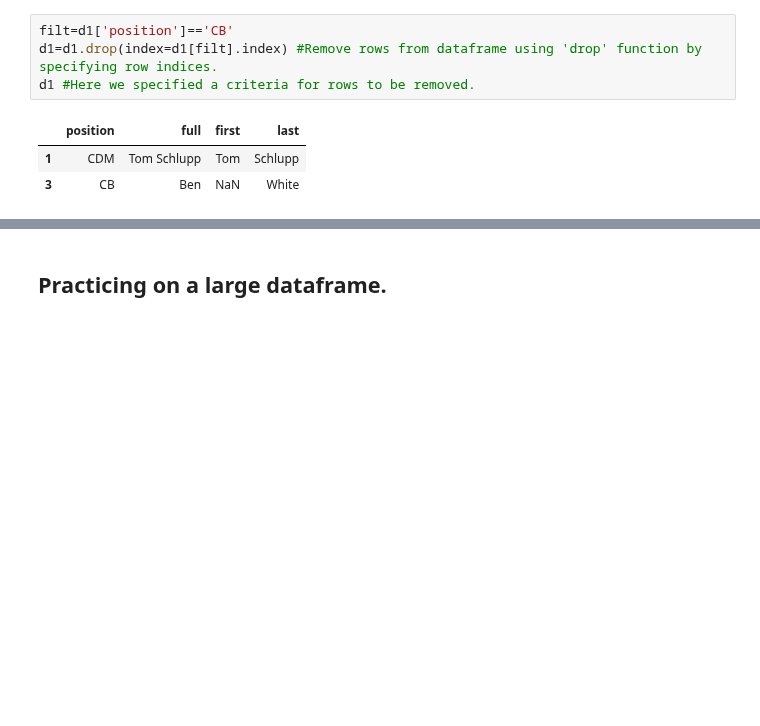
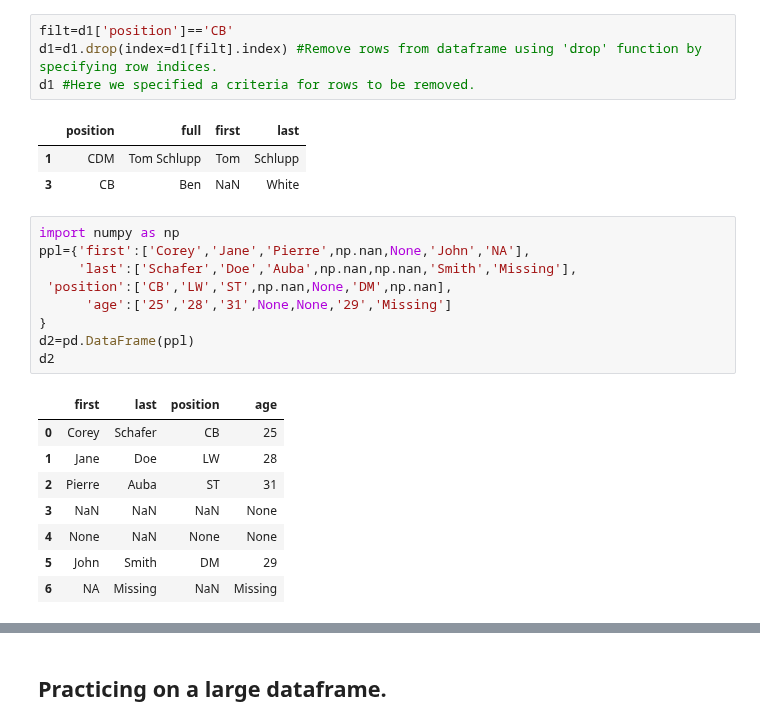
Before and after one commit to Raghav087/Python, a Jupyter notebook: pandas.ipynb, the cells around one changed output, grey strips where cells are left out. Drawn from its saved outputs; the diff is of its cells as text; blank space fills up the shorter version.

```diff
--- a/pandas.ipynb
+++ b/pandas.ipynb
@@ -483,3 +483,21 @@ d1 #Here we specified a criteria for rows to be removed.
 |  | position | full | first | last |
 | 1 | CDM | Tom Schlupp | Tom | Schlupp |
 | 3 | CB | Ben | NaN | White |
+# %%
+import numpy as np
+ppl={'first':['Corey','Jane','Pierre',np.nan,None,'John','NA'],
+     'last':['Schafer','Doe','Auba',np.nan,np.nan,'Smith','Missing'],
+ 'position':['CB','LW','ST',np.nan,None,'DM',np.nan],
+      'age':['25','28','31',None,None,'29','Missing']
+}
+d2=pd.DataFrame(ppl)
+d2
+# %% [output]
+|  | first | last | position | age |
+| 0 | Corey | Schafer | CB | 25 |
+| 1 | Jane | Doe | LW | 28 |
+| 2 | Pierre | Auba | ST | 31 |
+| 3 | NaN | NaN | NaN | None |
+| 4 | None | NaN | None | None |
+| 5 | John | Smith | DM | 29 |
+| 6 | NA | Missing | NaN | Missing |
```
Also changed, not shown: parts of 1 cell of this notebook.
